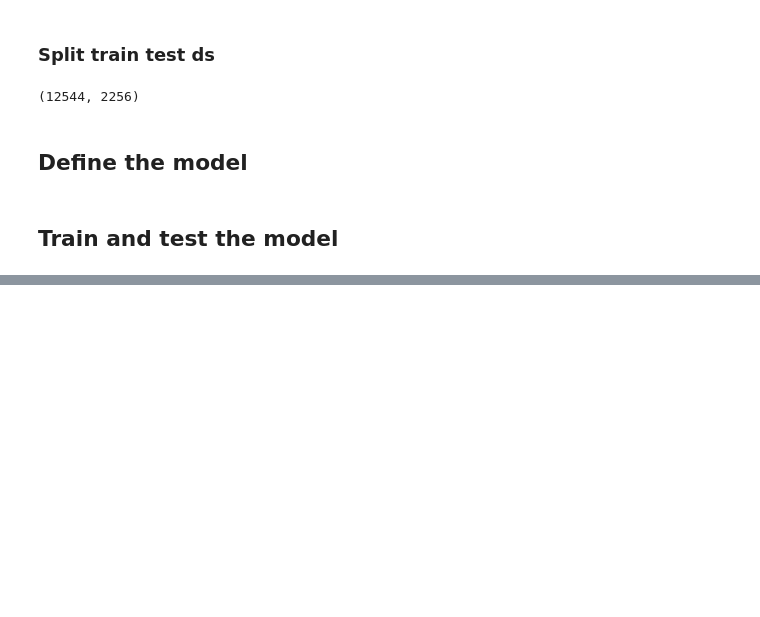
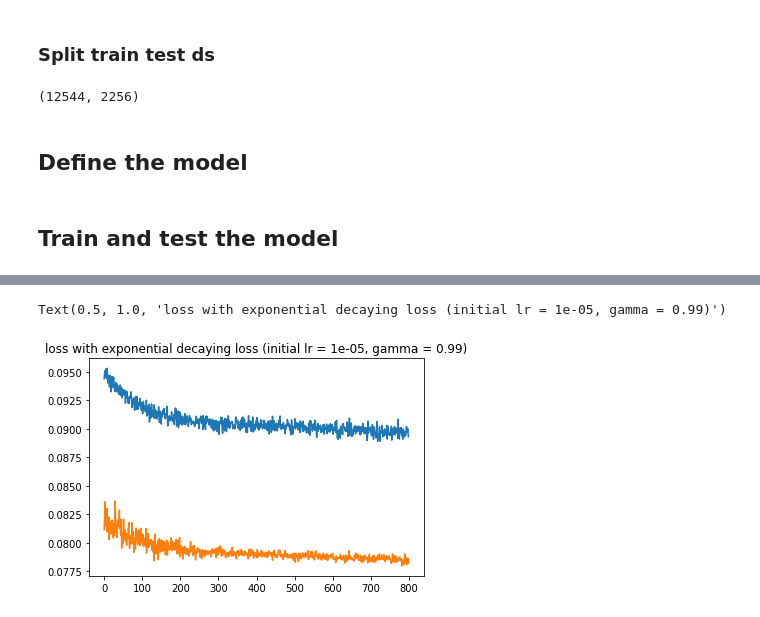
Before and after one commit to AdrienBq/Turbulence, a Jupyter notebook: explo/simple_dnn.ipynb, the cells around one changed output, grey strips where cells are left out. Cells and saved outputs as stored; diff of their text form; code cells hidden in the pictures; blank space fills up the shorter version.

```diff
--- a/explo/simple_dnn.ipynb
+++ b/explo/simple_dnn.ipynb
@@ -202,13 +196,0 @@ DNN(
-# %%
-# convert numpy array to torch tensor
-input_test = torch.from_numpy(input_val).float()
-output_test = torch.from_numpy(output_val).float()
-tot_losses=0
-
-model_load.eval()
-# prediction
-output_pred = model_load(input_test)
-# compute loss
-loss = F.mse_loss(output_pred, output_test, reduction='sum') / (input_test.shape[0]//batch_size)
-
-print('Test loss: {:.6f}'.format(loss))
@@ -368,6 +196,0 @@ baseline loss
-# %%
-loss = 0
-for i in range(16):
-    for j in range(16):
-        loss += (true_heat_flux[i,j] - baseline_heat_flux[i,j])**2
-loss
@@ -387,15 +196,0 @@ true_arr = true_ds.reshape(16,16,376)
-# %%
-baseline_loss = 0
-for i in range(16):
-    for j in range(16):
-        for a in range(376):
-            baseline_loss += (true_arr[i,j,a] - baseline_arr[i,j,a])**2
-
-pred_loss = 0
-for i in range(16):
-    for j in range(16):
-        for a in range(376):
-            pred_loss += (true_arr[i,j,a] - pred_arr[i,j,a])**2
-
-print('baseline loss :',baseline_loss)
-print('pred loss :', pred_loss)
@@ -404,0 +248,7 @@ pred loss : 2.3878413655241215
+# %%
+plt.plot(train_losses[0][200:])
+plt.plot(test_losses[0][200:])
+plt.title(f"loss with exponential decaying loss (initial lr = {learning_rates[0]}, gamma = 0.99)")
+# %% [output]
+Text(0.5, 1.0, 'loss with exponential decaying loss (initial lr = 1e-05, gamma = 0.99)')
+[figure, added]
```
Also changed, not shown: parts of 36 cells of this notebook, 7 other files.
